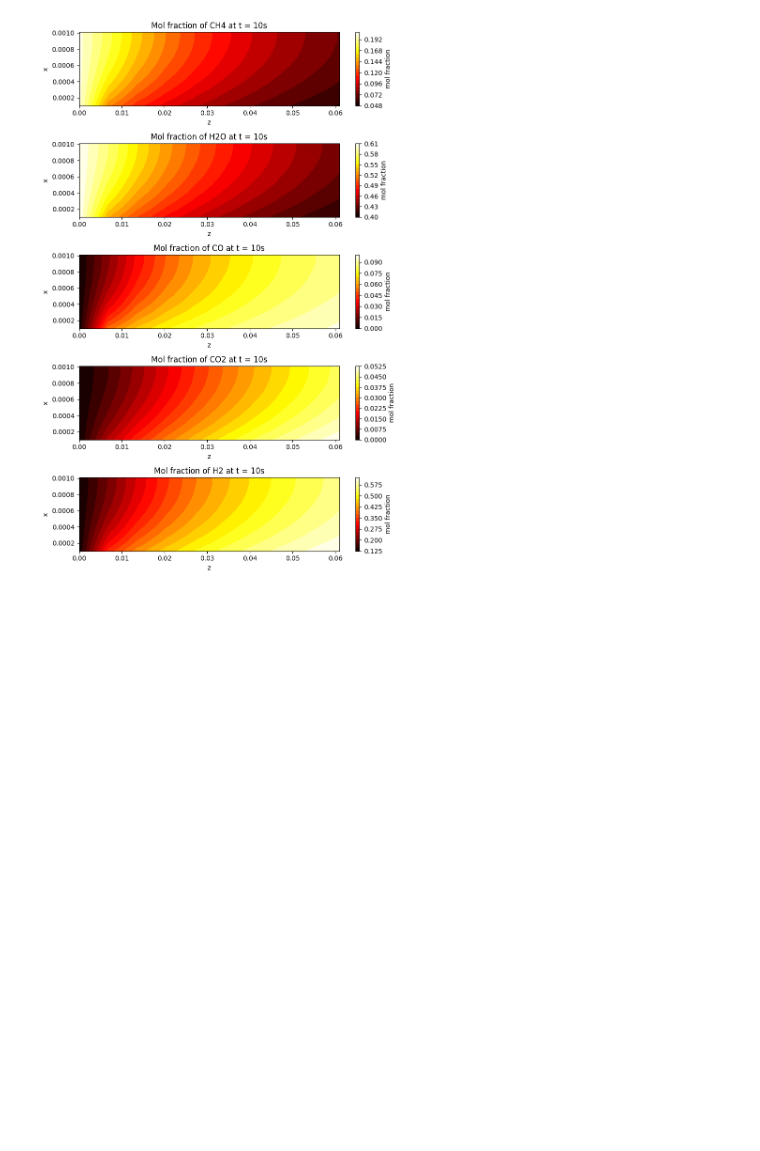
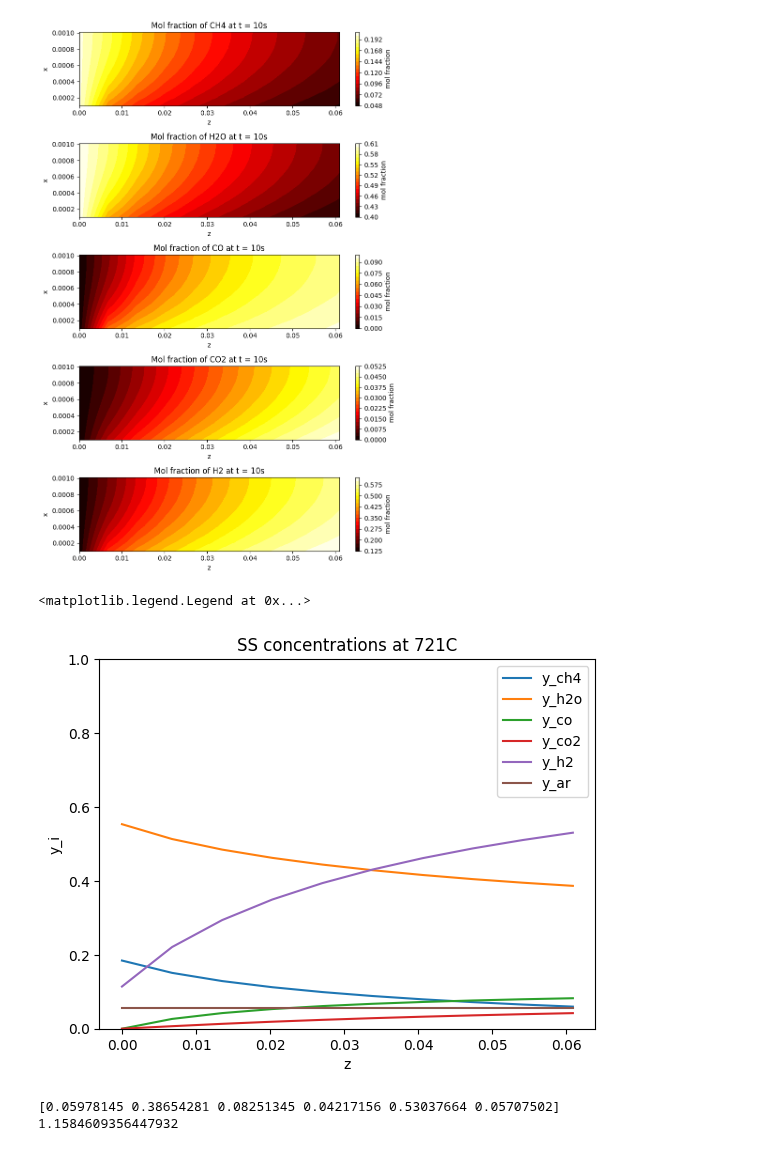
Before and after one commit to alexander-gbu/PMRModel, a Jupyter notebook: Scipy2DSSIsotherm_LATEST.ipynb, the cells around one changed output. Drawn from its saved outputs; the diff is of its cells as text; code cells hidden in the pictures; blank space fills up the shorter version.

```diff
--- a/Scipy2DSSIsotherm_LATEST.ipynb
+++ b/Scipy2DSSIsotherm_LATEST.ipynb
@@ -38,7 +38,7 @@ Ku = 1
 Keqsmr = (101325/100000)**2 * np.exp(-26830/T + 30.114)
 Keqwgs = np.exp(4400/T - 4.036)
 
-num_z, num_x = 10, 10  # Dimensions of the 2D domain CAN ADD THE LENGTH AND RADIUS LATER
+num_z, num_x = 10, 10  # Dimensions of the 2D domain
 nz, nx = num_z, num_x+2   # Number of spatial grid points with 2 imaginary nodes
 dz, dx = L / (nz - 1), R / (nx - 1)  # Spatial step sizes
 z = np.linspace(0, L, nz)
@@ -92,19 +92,19 @@ t_eval = np.linspace(0, t_final, 10)  # Time evaluation points
 
 sol = solve_ivp(pde, t_span, u_init, method='RK45', t_eval=t_eval)
 
-u_plot = sol.y[:, -1].reshape((6, nx, nz)) #6 is number of components
+sol_plot = sol.y[:, -1].reshape((6, nx, nz)) #6 is number of components
 
-# print(u_plot[5,1:-1,:])
+# print(sol_plot[5,1:-1,:])
 
 num_plts = 5
 fig, ax = plt.subplots(num_plts, 1, figsize=(8, 12))
 labels = ['CH4', 'H2O', 'CO', 'CO2', 'H2', 'Ar']
 for i in range(num_plts):
-    ax[i].contourf(z, x[1:-1], u_plot[i, 1:-1, :], 20, cmap='hot', vmin=0, vmax=1)
+    ax[i].contourf(z, x[1:-1], sol_plot[i, 1:-1, :], 20, cmap='hot', vmin=0, vmax=1)
     ax[i].set_title(f'Mol fraction of {labels[i]} at t = {sol.t[-1]:.0f}s')
     ax[i].set_xlabel('z')
     ax[i].set_ylabel('x')
-    fig.colorbar(ax[i].contourf(z, x[1:-1], u_plot[i, 1:-1, :], 20, cmap='hot'), ax=ax[i], label='mol fraction')
+    fig.colorbar(ax[i].contourf(z, x[1:-1], sol_plot[i, 1:-1, :], 20, cmap='hot'), ax=ax[i], label='mol fraction')
 
 plt.tight_layout()
 plt.show()
@@ -112,3 +112,26 @@ plt.show()
 [0.20291311 0.60873933 0.         0.         0.12556504 0.06278252]
 0.017748764105662243
 [figure]
+# %%
+sol_1d = np.sum(sol_plot[:, 1:-1, :]*dx/R, axis = 1)
+# print(sol_1d)
+plt.plot(z, sol_1d[0], label='y_ch4')
+plt.plot(z, sol_1d[1], label='y_h2o')
+plt.plot(z, sol_1d[2], label='y_co')
+plt.plot(z, sol_1d[3], label='y_co2')
+plt.plot(z, sol_1d[4], label='y_h2')
+plt.plot(z, sol_1d[5], label='y_ar')
+plt.ylim(0, 1)
+plt.xlabel('z')
+plt.ylabel('y_i')
+plt.title('SS concentrations at ' + str(T-273) + 'C')
+plt.legend()
+# %% [output]
+<matplotlib.legend.Legend at 0x...>
+[figure, added]
+# %%
+print(sol_1d[:,-1])
+print(sum(sol_1d[:,-1]))
+# %% [output]
+[0.05978145 0.38654281 0.08251345 0.04217156 0.53037664 0.05707502]
+1.1584609356447932
```
